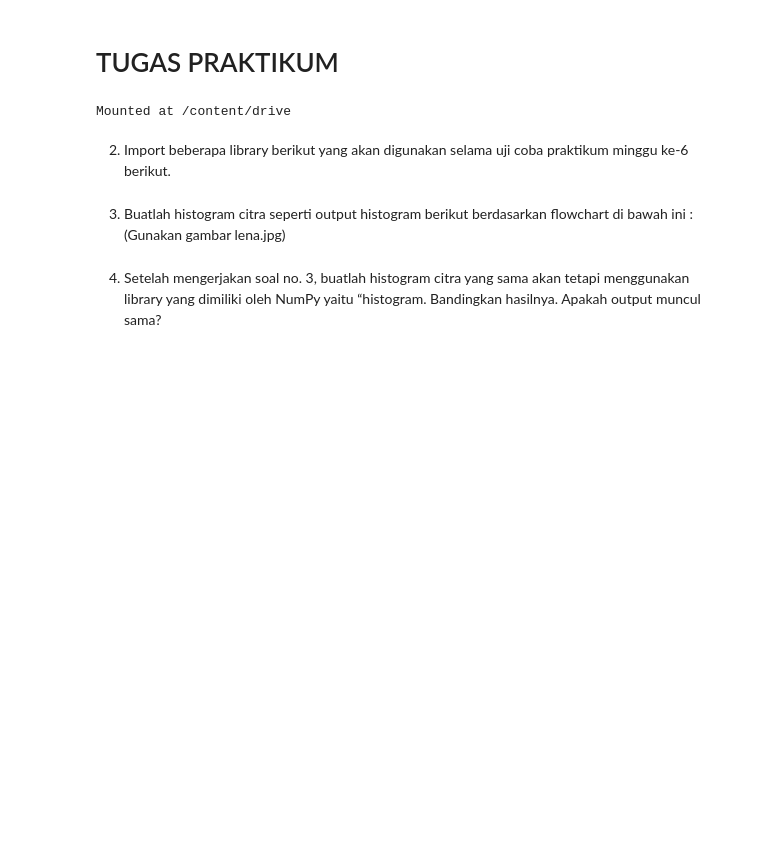
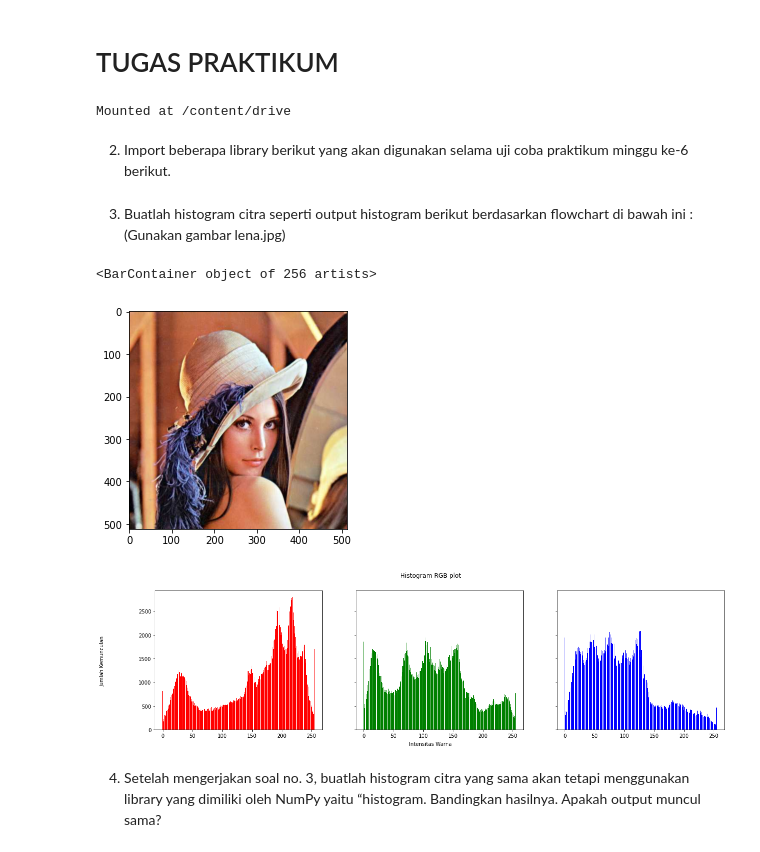
Before and after one commit to vinkharisma/PCVK_Genap_2023, a Jupyter notebook: Week6.ipynb, the cells around one changed output. Saved outputs shown, nothing was run; the diff lists cells and outputs as text; code cells hidden in the pictures; blank space fills up the shorter version.

```diff
--- a/Week6.ipynb
+++ b/Week6.ipynb
@@ -23,5 +23,48 @@ import glob
 # %% [markdown]
 3. Buatlah histogram citra seperti output histogram berikut berdasarkan flowchart di
 bawah ini : (Gunakan gambar lena.jpg)
+# %%
+# Input image
+# Menghitung jumlah kemunculan setiap pixel warna pada seluruh pixel citra yang ada
+# Membuat histogram dengan sumbu x adalah intensitas warna dan sumbu y jumlah kemunculan
+
+img = cv.imread('/content/drive/MyDrive/PCVK/Images/lena.jpg')
+img1 = cv.cvtColor(img,cv.COLOR_BGR2RGB)
+plt.imshow(img1)
+height, width, depth = np.shape(img)
+hs = np.arange(256)
+
+# Inisialisasi
+blue = [0] * 256
+green = [0] * 256
+red = [0] * 256
+
+# Looping untuk menghitung jumlah kemunculan setiap nilai pixel warna pada suatu citra dalam bentuk matriks
+for y in range(0, height):
+  for x in range(0, width):
+    blue[img[y][x][0]] += 1
+    green[img[y][x][1]] += 1
+    red[img[y][x][2]] += 1
+
+hs = np.arange(256)
+fig, axs = plt.subplots(1, 3, figsize=[20,5], sharex=True, sharey=True)
+
+# Judul
+fig.suptitle('Histogram RGB plot')
+
+# Sumbu y
+fig.text(0.05, 0.5, 'Jumlah Kemunculan', va='center', rotation='vertical')
+
+# Sumbu x
+fig.text(0.5, 0.04, 'Intensitas Warna', ha='center')
+
+# Membuat grafik
+axs[0].bar(hs, red, color='red')
+axs[1].bar(hs, green, color='green')
+axs[2].bar(hs, blue, color='blue')
+# %% [output]
+<BarContainer object of 256 artists>
+[figure, added]
+[figure, added]
 # %% [markdown]
 4. Setelah mengerjakan soal no. 3, buatlah histogram citra yang sama akan tetapi menggunakan library yang dimiliki oleh NumPy yaitu “histogram. Bandingkan hasilnya. Apakah output muncul sama?
```
Also changed, not shown: parts of 1 cell of this notebook.
